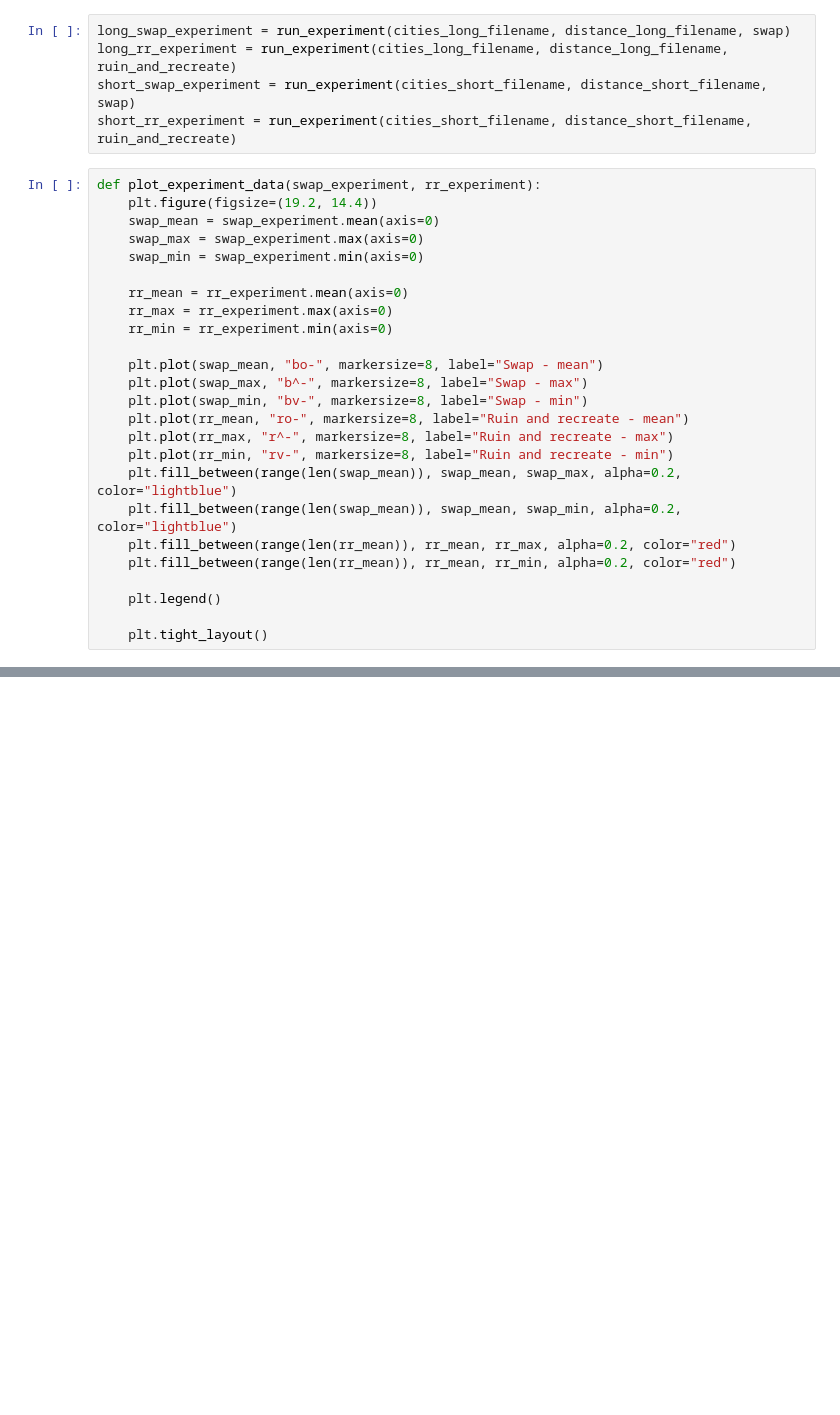
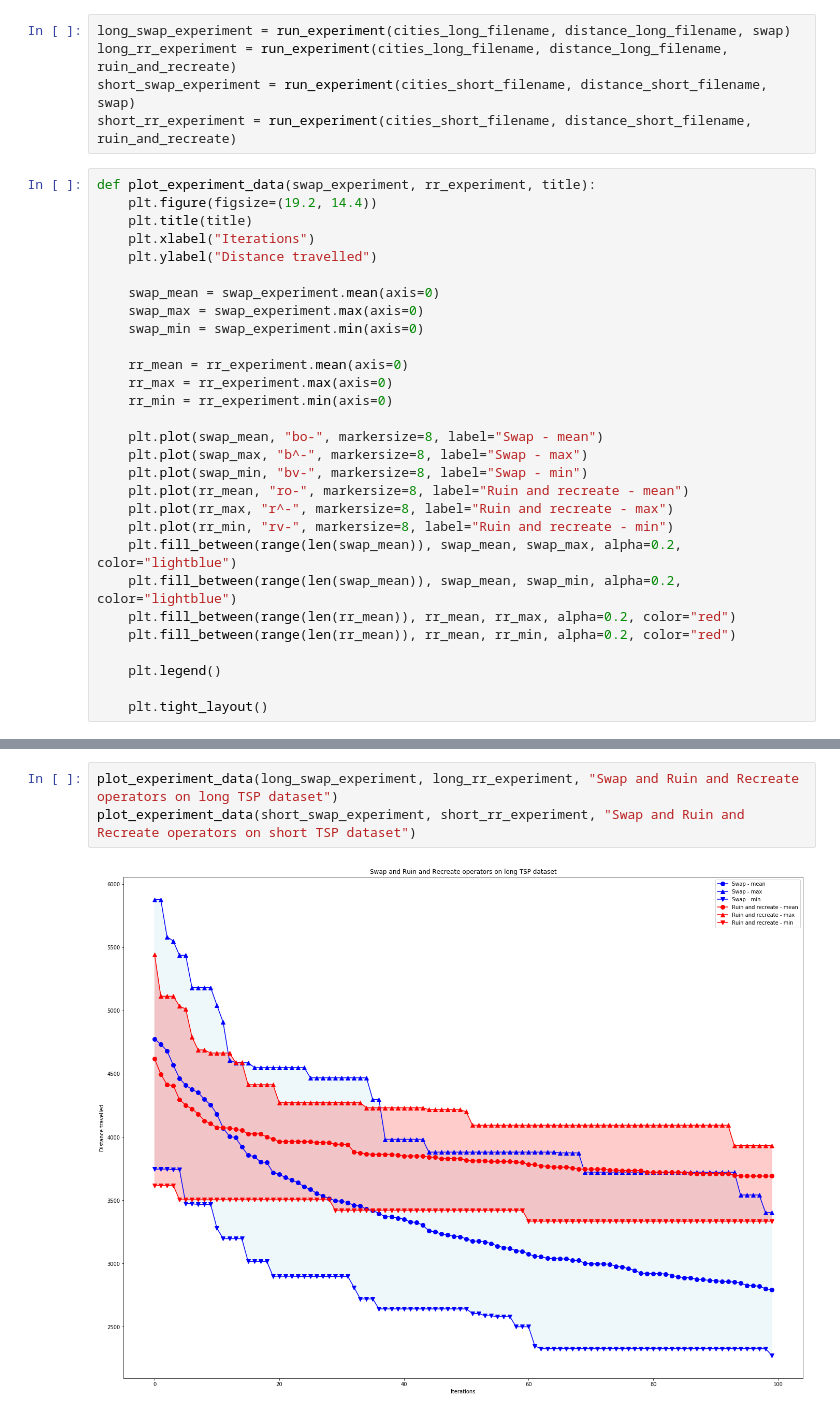
Before and after one commit to Lewis-Trowbridge/COMP2002-Coursework-Assessment, a Jupyter notebook: COMP2002 Coursework.ipynb, the cells around one changed output, grey strips where cells are left out. Drawn from its saved outputs; the diff is of its cells as text; blank space fills up the shorter version.

Commit message:
Improved graph display of results

```diff
--- a/COMP2002 Coursework.ipynb
+++ b/COMP2002 Coursework.ipynb
@@ -345,8 +345,12 @@ long_rr_experiment = run_experiment(cities_long_filename, distance_long_filename
 short_swap_experiment = run_experiment(cities_short_filename, distance_short_filename, swap)
 short_rr_experiment = run_experiment(cities_short_filename, distance_short_filename, ruin_and_recreate)
 # %%
-def plot_experiment_data(swap_experiment, rr_experiment):
+def plot_experiment_data(swap_experiment, rr_experiment, title):
     plt.figure(figsize=(19.2, 14.4))
+    plt.title(title)
+    plt.xlabel("Iterations")
+    plt.ylabel("Distance travelled")
+
     swap_mean = swap_experiment.mean(axis=0)
     swap_max = swap_experiment.max(axis=0)
     swap_min = swap_experiment.min(axis=0)
@@ -377,0 +376,5 @@ plot_experiment_data(short_swap_experiment, short_rr_experiment)
+# %%
+plot_experiment_data(long_swap_experiment, long_rr_experiment, "Swap and Ruin and Recreate operators on long TSP dataset")
+plot_experiment_data(short_swap_experiment, short_rr_experiment, "Swap and Ruin and Recreate operators on short TSP dataset")
+# %% [output]
+[figure, added]
```
Also changed, not shown: parts of 2 cells of this notebook.
